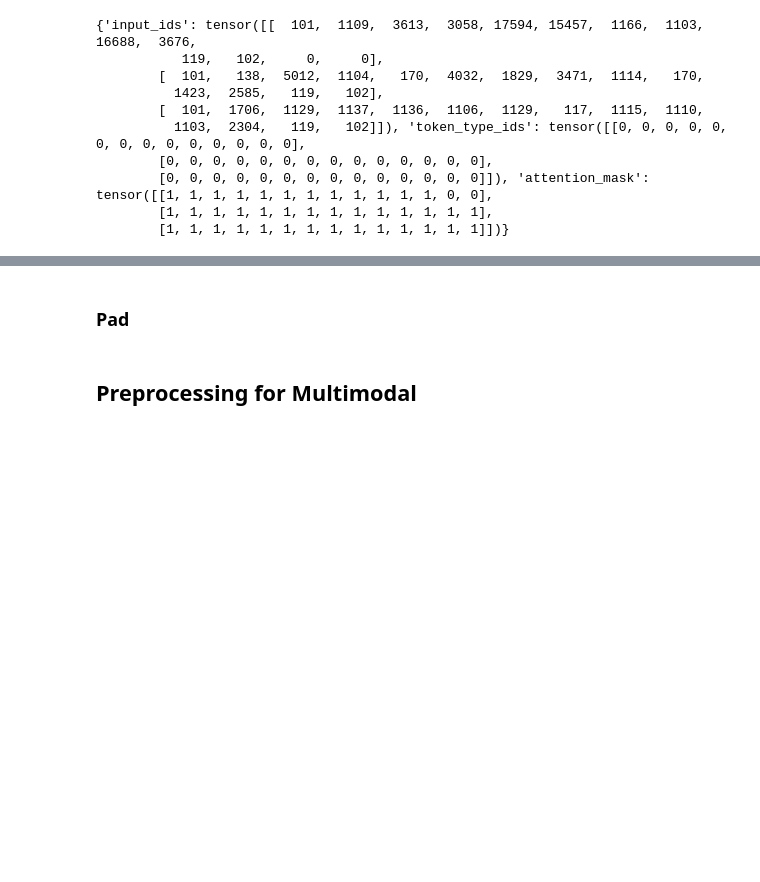
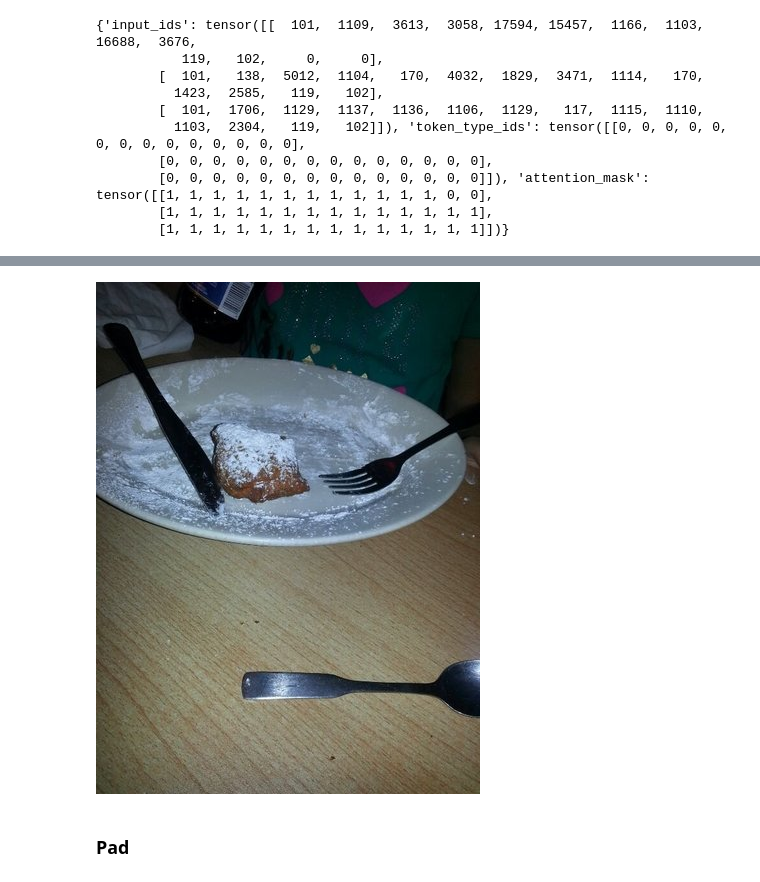
Before and after one commit to Juliandlb/Hugging-Face-Transformers-101, a Jupyter notebook: Hugging Face Transformers 101/Hugging_Face_Transformers_101.ipynb, the cells around one changed output, grey strips where cells are left out. Cells and saved outputs as stored; diff of their text form; code cells hidden in the pictures; blank space fills up the shorter version.

```diff
--- a/Hugging Face Transformers 101/Hugging_Face_Transformers_101.ipynb
+++ b/Hugging Face Transformers 101/Hugging_Face_Transformers_101.ipynb
@@ -757,4 +839,9 @@ print(encoded_input)
+# %%
+from datasets import load_dataset
+
+dataset = load_dataset("food101", split="train[:100]")
+dataset[0]["image"]
+# %% [output]
+[figure, added]
 # %% [markdown]
 ### Pad
-# %% [markdown]
-## Preprocessing for Multimodal
```
Also changed, not shown: parts of 11 cells of this notebook.
